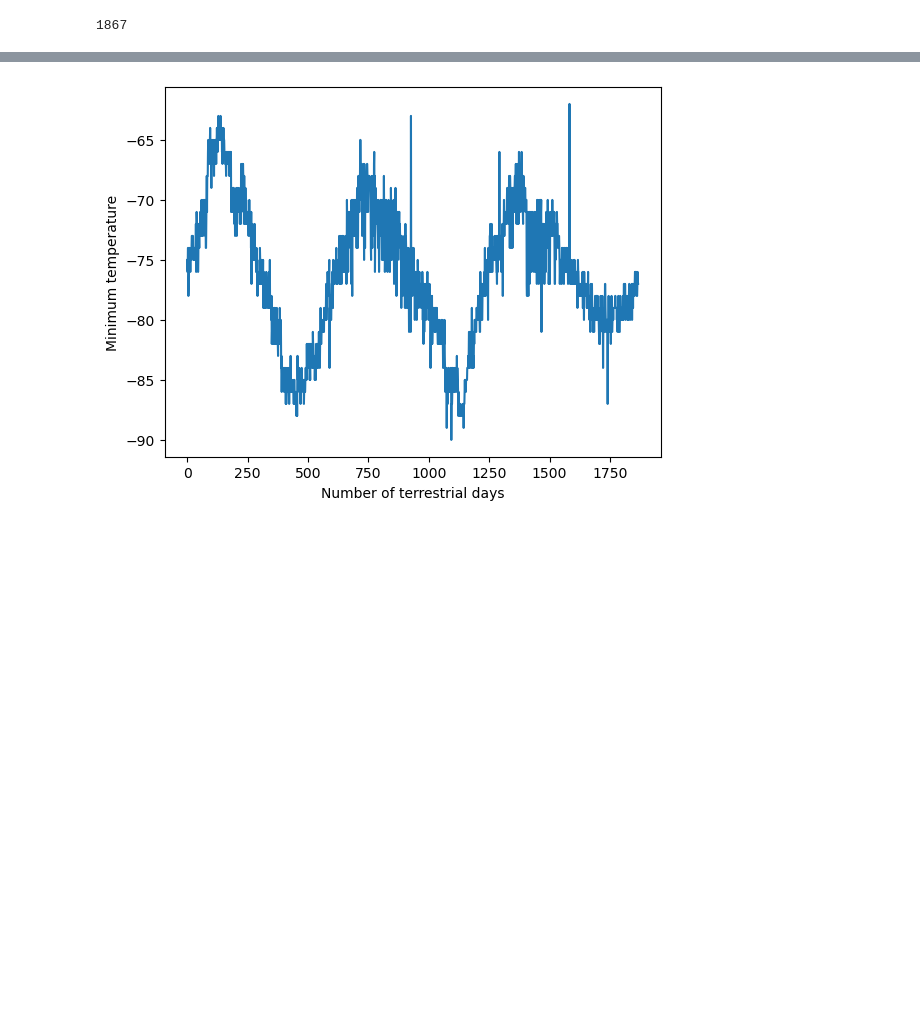
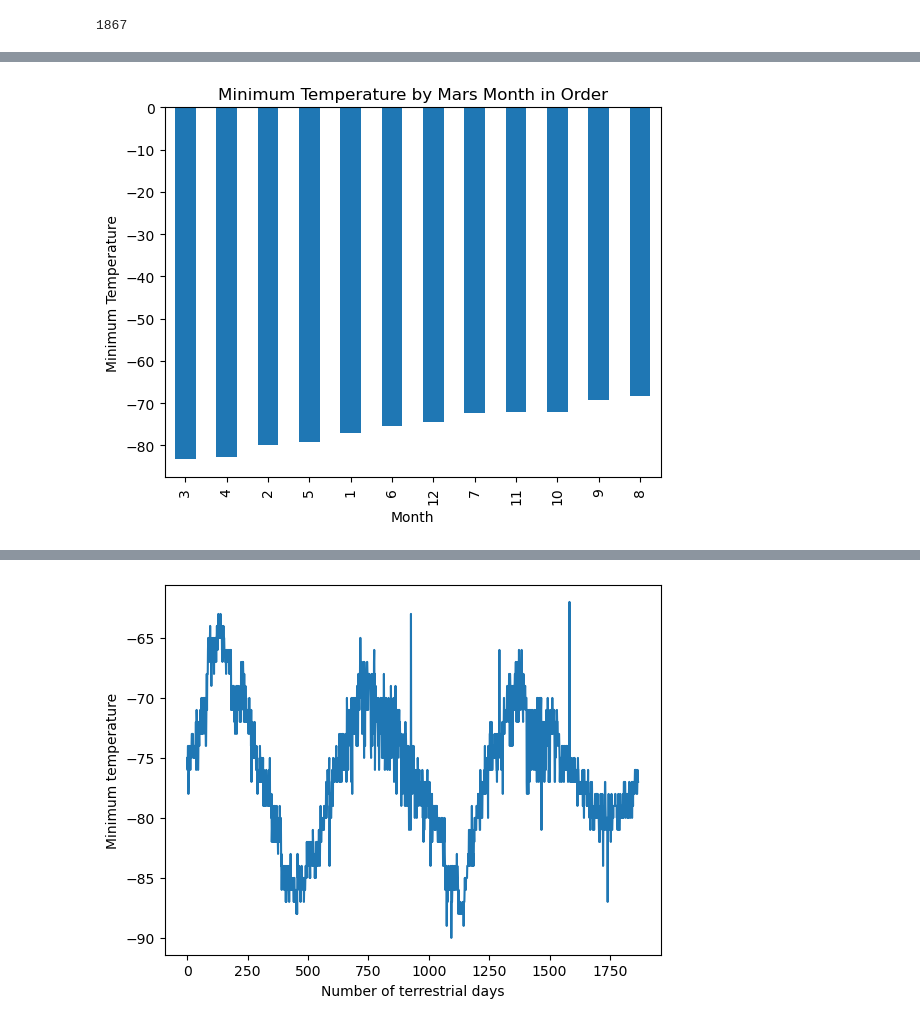
Before and after one commit to BlufferMK/web_scraping_challenge, a Jupyter notebook: mars_weather.ipynb, the cells around one changed output, grey strips where cells are left out. Drawn from its saved outputs; the diff is of its cells as text; code cells hidden in the pictures; blank space fills up the shorter version.

```diff
--- a/mars_weather.ipynb
+++ b/mars_weather.ipynb
@@ -194,2 +170,12 @@ Name: min_temp, dtype: float64
+# %%
+# Identify the coldest and hottest months in Curiosity's location
+sorted_avgs = Mars_avgs.sort_values(by='min_temp', ascending=True)
+sorted_avgs['min_temp'].plot(kind='bar')
+plt.title('Minimum Temperature by Mars Month in Order')
+plt.xlabel('Month')
+plt.ylabel('Minimum Temperature')
+plt.show()
+# %% [output]
+[figure, added]
 # %%
 # 4. Average pressure by Martian month
```
Also changed, not shown: parts of 11 cells of this notebook, 1 other file.
